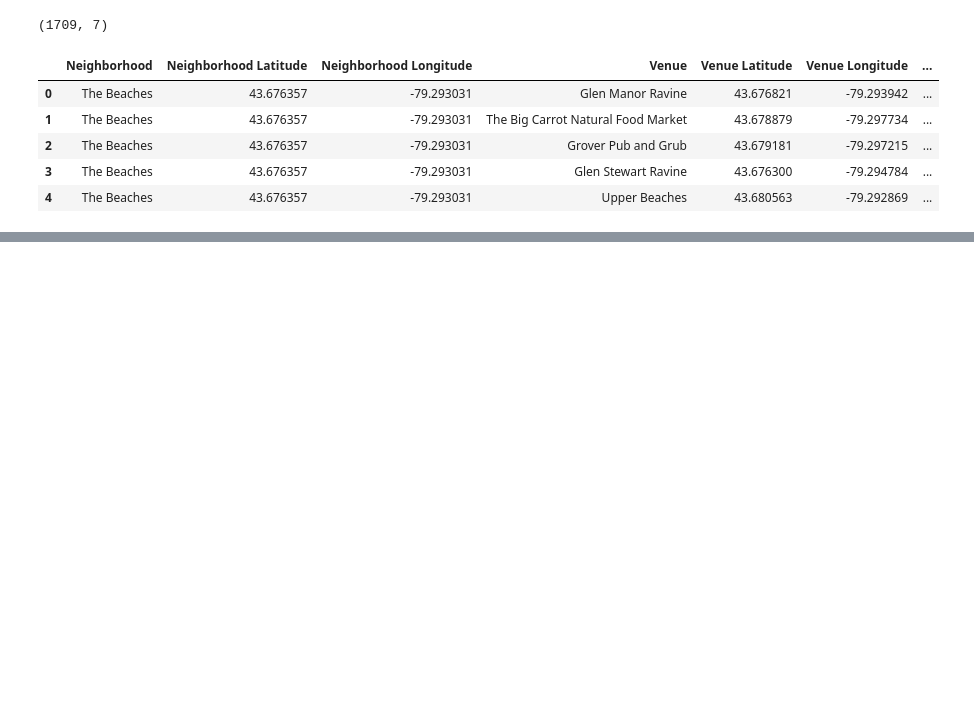
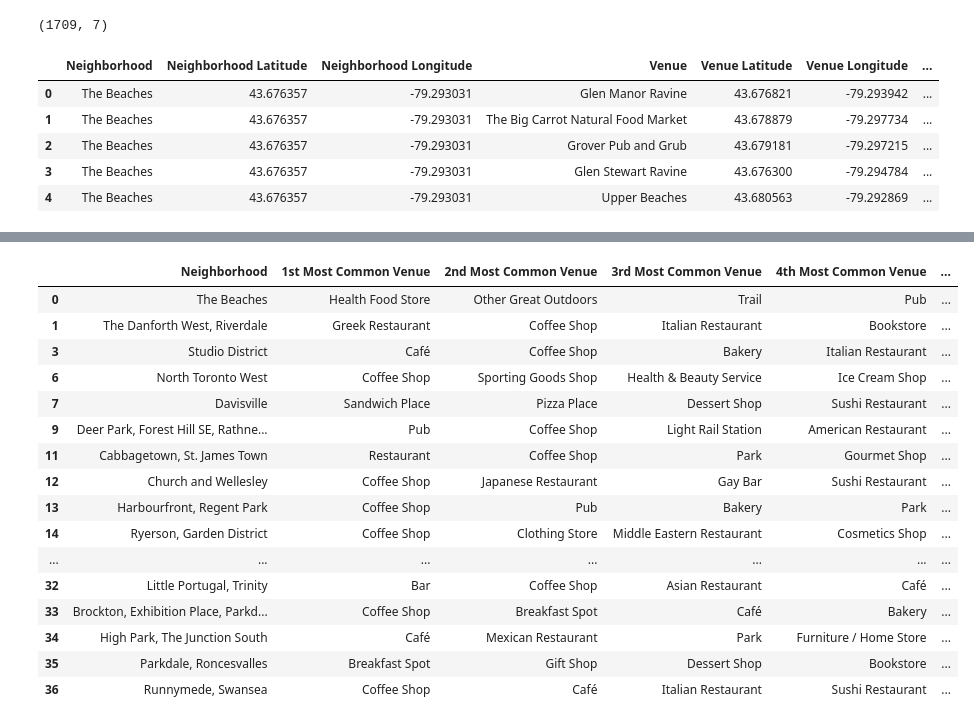
Before and after one commit to mahlaranjeet/Capstone-Seg_Clust_Neighbor-hood_Toront, a Jupyter notebook: Capstone: Seg_Clust_Neighbor-hood_Toront.ipynb, the cells around one changed output, grey strips where cells are left out. Saved outputs shown, nothing was run; the diff lists cells and outputs as text; code cells hidden in the pictures; blank space fills up the shorter version.

```diff
--- a/Capstone: Seg_Clust_Neighbor-hood_Toront.ipynb
+++ b/Capstone: Seg_Clust_Neighbor-hood_Toront.ipynb
@@ -729,10 +619,10 @@ for ind in np.arange(num_top_venues):
         columns.append('{}th Most Common Venue'.format(ind+1))
 
 # create a new dataframe
-toronto_neighborhoods_venues_sorted = pd.DataFrame(columns=columns)
-toronto_neighborhoods_venues_sorted['Neighborhood'] = toronto_grouped['Neighborhood']
+neighborhoods_venues_sorted = pd.DataFrame(columns=columns)
+neighborhoods_venues_sorted['Neighborhood'] = toronto_grouped['Neighborhood']
 
 for ind in np.arange(toronto_grouped.shape[0]):
-    toronto_neighborhoods_venues_sorted.iloc[ind, 1:] = return_most_common_venues(toronto_grouped.iloc[ind, :], num_top_venues)
+    neighborhoods_venues_sorted.iloc[ind, 1:] = return_most_common_venues(toronto_grouped.iloc[ind, :], num_top_venues)
 
-toronto_neighborhoods_venues_sorted.head()
+neighborhoods_venues_sorted.head()
@@ -758,3 +650,10 @@ toronto_merged = Toronto_data
 # %%
+# add clustering labels
+neighborhoods_venues_sorted.insert(0, 'Cluster Labels', kmeans.labels_)
+
+toronto_merged = toronto_data
+
 # merge toronto_grouped with toronto_data to add latitude/longitude for each neighborhood
-toronto_merged = toronto_merged.join(toronto_neighborhoods_venues_sorted.set_index('Neighborhood'), on='Neighbourhood')
+toronto_merged = toronto_merged.join(neighborhoods_venues_sorted.set_index('Neighborhood'), on='Neighborhood')
+
+toronto_merged.head() # check the last columns!
@@ -795 +703,22 @@ toronto_merged.loc[toronto_merged['Cluster Labels'] == 0, toronto_merged.columns
+# %%
+# Cluster 2
+toronto_merged.loc[toronto_merged['Cluster Labels'] == 1, toronto_merged.columns[[1] + list(range(5, toronto_merged.shape[1]))]]
+# %% [output]
+|  | Neighborhood | 1st Most Common Venue | 2nd Most Common Venue | 3rd Most Common Venue | 4th Most Common Venue | ... |
+| 0 | The Beaches | Health Food Store | Other Great Outdoors | Trail | Pub | ... |
+| 1 | The Danforth West, Riverdale | Greek Restaurant | Coffee Shop | Italian Restaurant | Bookstore | ... |
+| 3 | Studio District | Café | Coffee Shop | Bakery | Italian Restaurant | ... |
+| 6 | North Toronto West | Coffee Shop | Sporting Goods Shop | Health & Beauty Service | Ice Cream Shop | ... |
+| 7 | Davisville | Sandwich Place | Pizza Place | Dessert Shop | Sushi Restaurant | ... |
+| 9 | Deer Park, Forest Hill SE, Rathne... | Pub | Coffee Shop | Light Rail Station | American Restaurant | ... |
+| 11 | Cabbagetown, St. James Town | Restaurant | Coffee Shop | Park | Gourmet Shop | ... |
+| 12 | Church and Wellesley | Coffee Shop | Japanese Restaurant | Gay Bar | Sushi Restaurant | ... |
+| 13 | Harbourfront, Regent Park | Coffee Shop | Pub | Bakery | Park | ... |
+| 14 | Ryerson, Garden District | Coffee Shop | Clothing Store | Middle Eastern Restaurant | Cosmetics Shop | ... |
+| ... | ... | ... | ... | ... | ... | ... |
+| 32 | Little Portugal, Trinity | Bar | Coffee Shop | Asian Restaurant | Café | ... |
+| 33 | Brockton, Exhibition Place, Parkd... | Coffee Shop | Breakfast Spot | Café | Bakery | ... |
+| 34 | High Park, The Junction South | Café | Mexican Restaurant | Park | Furniture / Home Store | ... |
+| 35 | Parkdale, Roncesvalles | Breakfast Spot | Gift Shop | Dessert Shop | Bookstore | ... |
+| 36 | Runnymede, Swansea | Coffee Shop | Café | Italian Restaurant | Sushi Restaurant | ... |
 # %%
```
Also changed, not shown: parts of 43 cells of this notebook.
